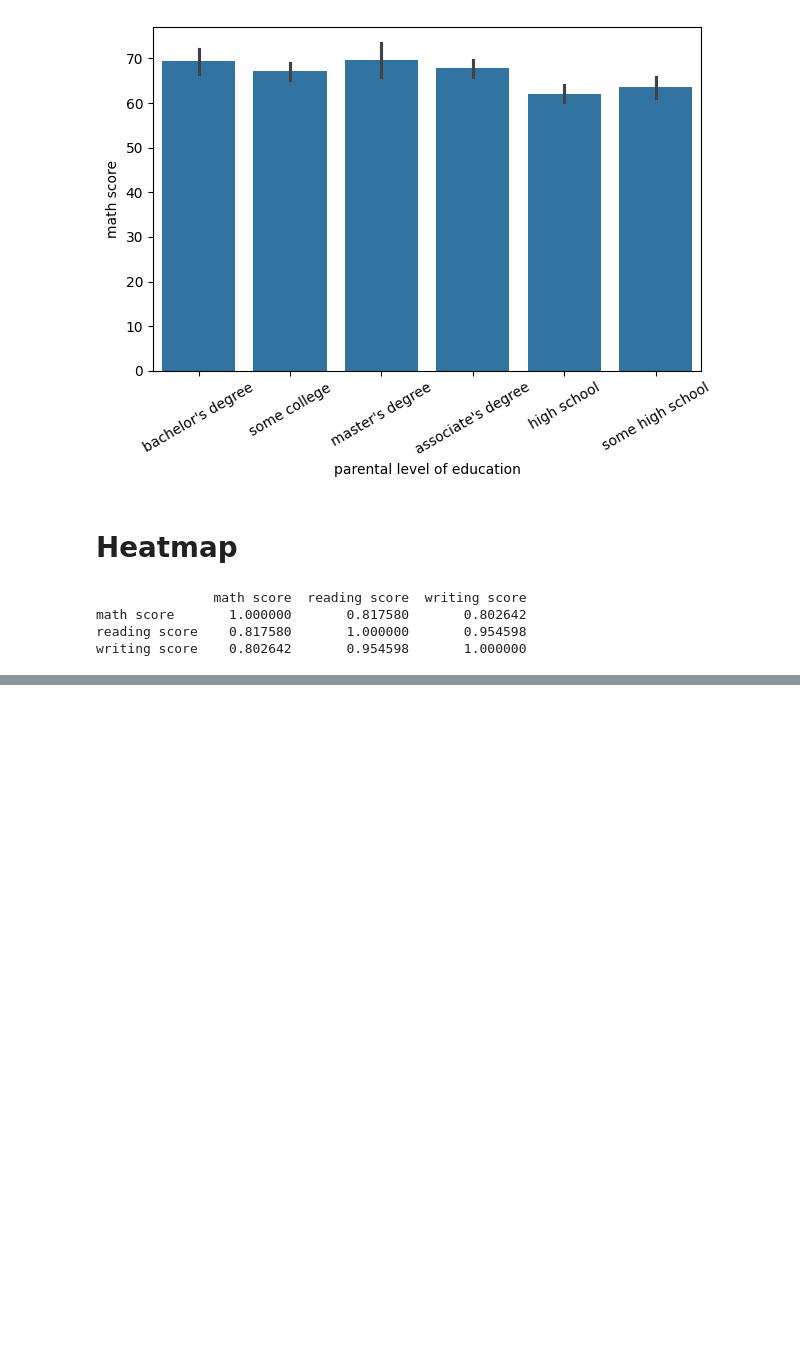
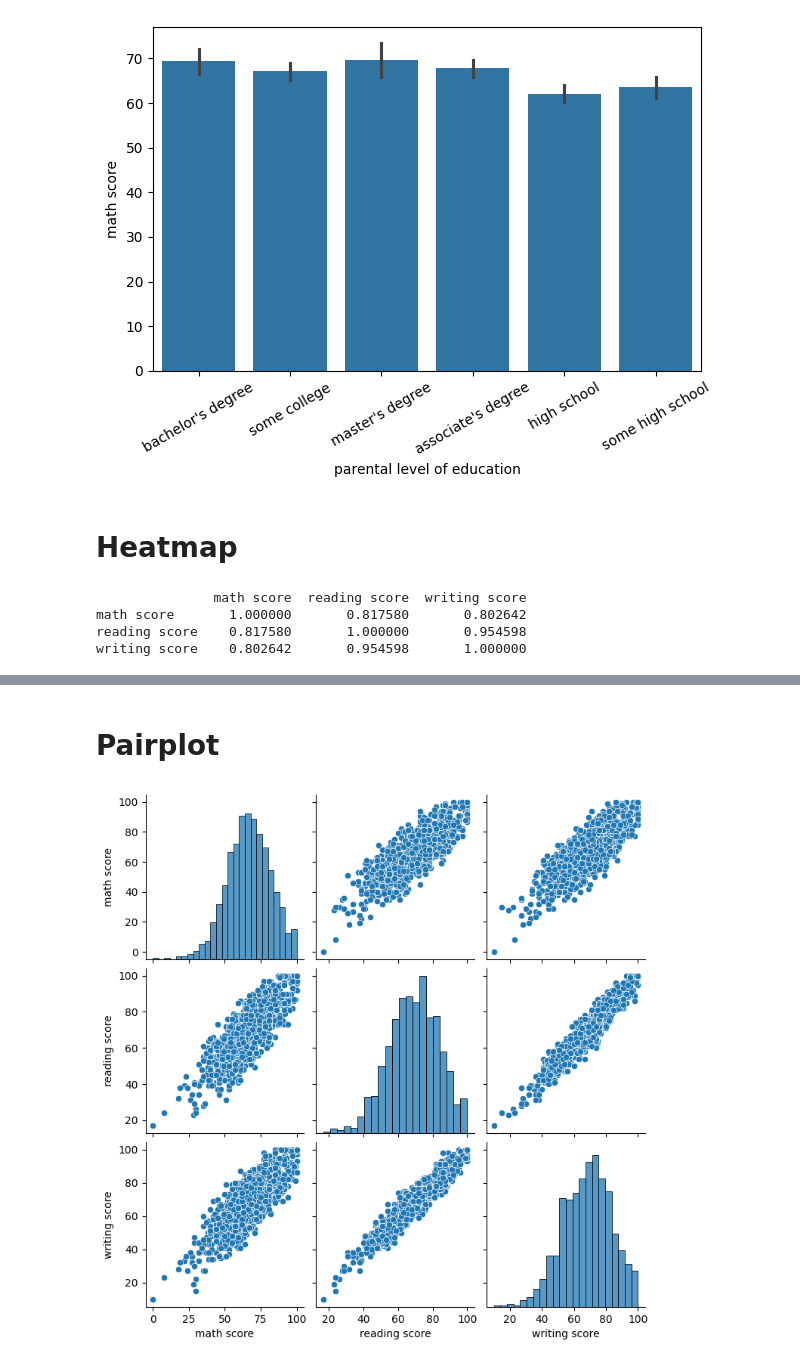
Before and after one commit to Nakib-Nasrullah/Research-Skill, a Jupyter notebook: 6_Matplotlib_and_Seaborn.ipynb, the cells around one changed output, grey strips where cells are left out. Drawn from its saved outputs; the diff is of its cells as text; code cells hidden in the pictures; blank space fills up the shorter version.

```diff
--- a/6_Matplotlib_and_Seaborn.ipynb
+++ b/6_Matplotlib_and_Seaborn.ipynb
@@ -418,0 +433,9 @@ writing score    0.802642       0.954598       1.000000
+# %% [markdown]
+# **Pairplot**
+# %%
+# Simple pairplot - just scores
+score_data = students[['math score', 'reading score', 'writing score']]
+sns.pairplot(score_data)
+plt.show()
+# %% [output]
+[figure, added]
```
Also changed, not shown: parts of 3 cells of this notebook.
